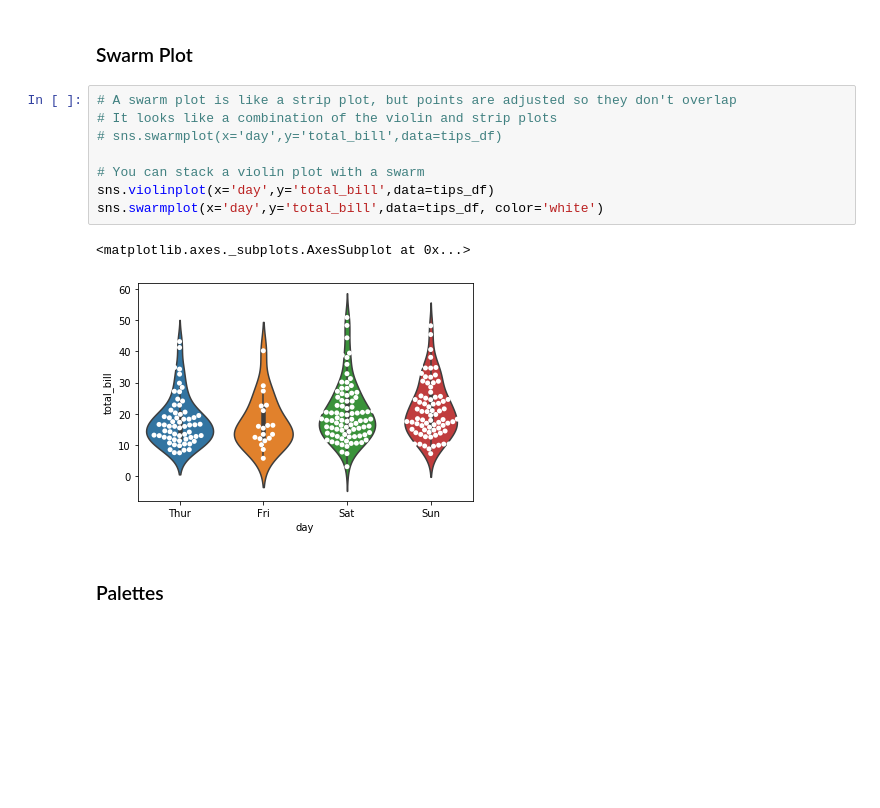
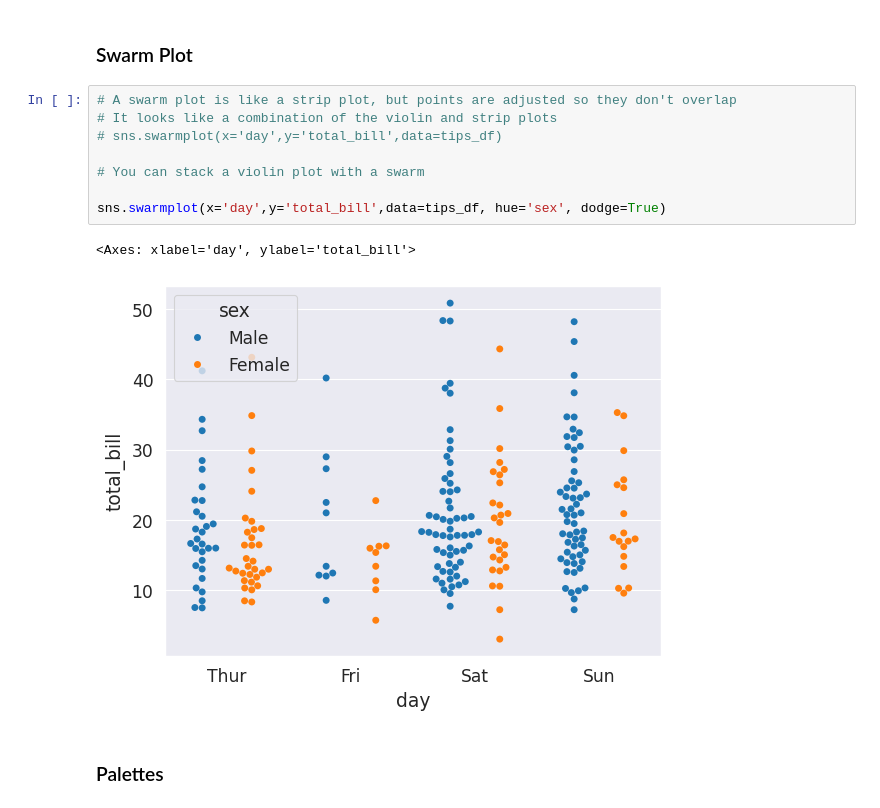
Before and after one commit to AlaaKamalFaroq/seaborn, a Jupyter notebook: SB Tut.ipynb, the cells around one changed output. Cells and saved outputs as stored; diff of their text form; blank space fills up the shorter version.

```diff
--- a/SB Tut.ipynb
+++ b/SB Tut.ipynb
@@ -196,14 +214,14 @@ sns.stripplot(x='day',y='total_bill',data=tips_df, jitter=True,
 # %%
 # A swarm plot is like a strip plot, but points are adjusted so they don't overlap
 # It looks like a combination of the violin and strip plots
 # sns.swarmplot(x='day',y='total_bill',data=tips_df)
 
 # You can stack a violin plot with a swarm
-sns.violinplot(x='day',y='total_bill',data=tips_df)
-sns.swarmplot(x='day',y='total_bill',data=tips_df, color='white')
+
+sns.swarmplot(x='day',y='total_bill',data=tips_df, hue='sex', dodge=True)
 # %% [output]
-<matplotlib.axes._subplots.AxesSubplot at 0x...>
+<Axes: xlabel='day', ylabel='total_bill'>
-[figure, old version]
+[figure, new version]
 # %% [markdown]
 ### Palettes
 # %%
```
Also changed, not shown: parts of 22 cells of this notebook.
